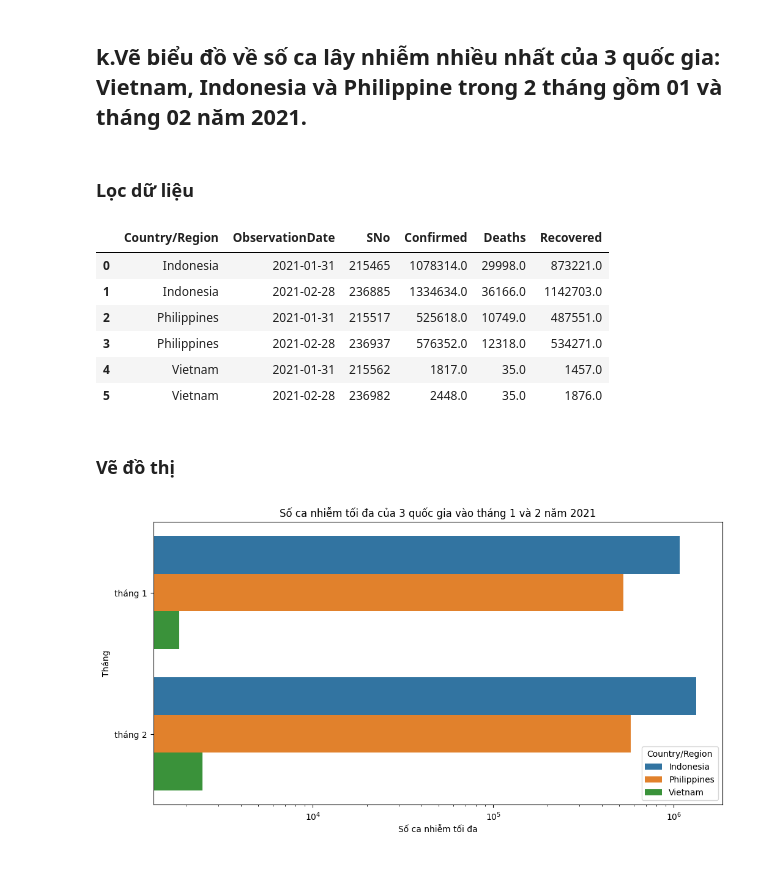
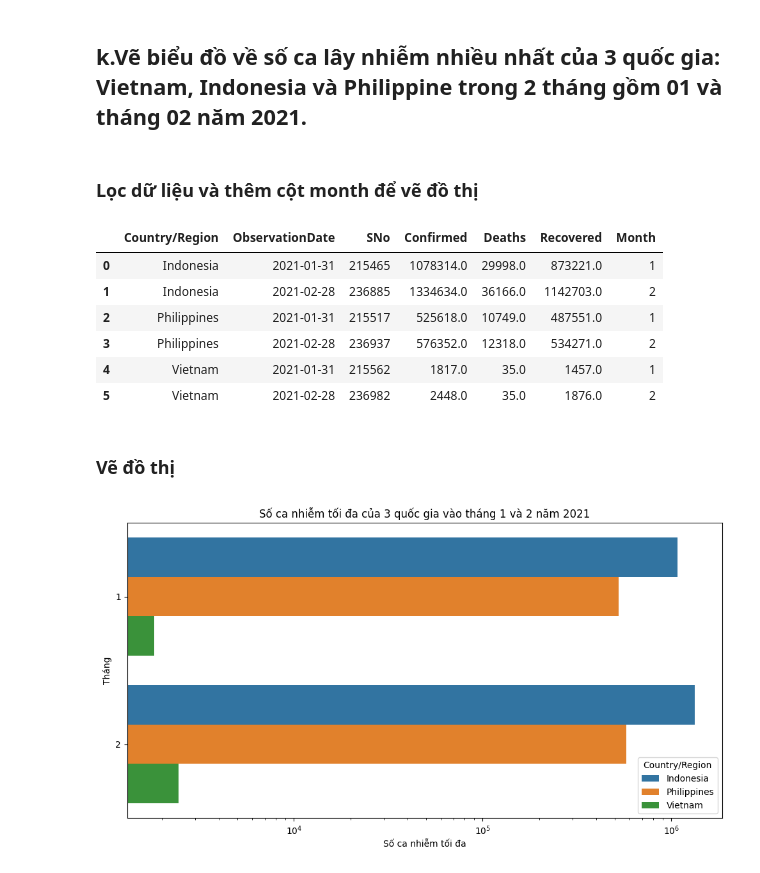
Before and after one commit to PDuy2k4/DS108, a Jupyter notebook: THỰC HÀNH/LAB01/22520337_PhamDinhAnhDuy_BT1.ipynb, the cells around one changed output. Drawn from its saved outputs; the diff is of its cells as text; code cells hidden in the pictures.

```diff
--- a/THỰC HÀNH/LAB01/22520337_PhamDinhAnhDuy_BT1.ipynb
+++ b/THỰC HÀNH/LAB01/22520337_PhamDinhAnhDuy_BT1.ipynb
@@ -333,29 +333,29 @@ plt.show()
 # %% [markdown]
 ## k.Vẽ biểu đồ về số ca lây nhiễm nhiều nhất của 3 quốc gia: Vietnam, Indonesia và Philippine trong 2 tháng gồm 01 và tháng 02 năm 2021.
 # %% [markdown]
-### Lọc dữ liệu
+### Lọc dữ liệu và thêm cột month để vẽ đồ thị
 # %%
 import seaborn as sns
 filtered_data=coronaData[(coronaData.ObservationDate.dt.month.isin([1,2]))&(coronaData.ObservationDate.dt.year==2021)&(coronaData["Country/Region"].isin(["Vietnam","Indonesia","Philippines"]))].groupby(["Country/Region",pd.Grouper(key='ObservationDate', freq='M')],as_index=False).max("Confirmed")
+filtered_data['Month']=filtered_data.ObservationDate.dt.month.astype(str)
 filtered_data
 # %% [output]
-|  | Country/Region | ObservationDate | SNo | Confirmed | Deaths | Recovered |
-| 0 | Indonesia | 2021-01-31 | 215465 | 1078314.0 | 29998.0 | 873221.0 |
-| 1 | Indonesia | 2021-02-28 | 236885 | 1334634.0 | 36166.0 | 1142703.0 |
-| 2 | Philippines | 2021-01-31 | 215517 | 525618.0 | 10749.0 | 487551.0 |
-| 3 | Philippines | 2021-02-28 | 236937 | 576352.0 | 12318.0 | 534271.0 |
-| 4 | Vietnam | 2021-01-31 | 215562 | 1817.0 | 35.0 | 1457.0 |
-| 5 | Vietnam | 2021-02-28 | 236982 | 2448.0 | 35.0 | 1876.0 |
+|  | Country/Region | ObservationDate | SNo | Confirmed | Deaths | Recovered | Month |
+| 0 | Indonesia | 2021-01-31 | 215465 | 1078314.0 | 29998.0 | 873221.0 | 1 |
+| 1 | Indonesia | 2021-02-28 | 236885 | 1334634.0 | 36166.0 | 1142703.0 | 2 |
+| 2 | Philippines | 2021-01-31 | 215517 | 525618.0 | 10749.0 | 487551.0 | 1 |
+| 3 | Philippines | 2021-02-28 | 236937 | 576352.0 | 12318.0 | 534271.0 | 2 |
+| 4 | Vietnam | 2021-01-31 | 215562 | 1817.0 | 35.0 | 1457.0 | 1 |
+| 5 | Vietnam | 2021-02-28 | 236982 | 2448.0 | 35.0 | 1876.0 | 2 |
 # %% [markdown]
 ### Vẽ đồ thị
 # %%
 plt.figure(figsize=(12,6))
-sns.barplot(data=filtered_data,x="Confirmed",y="ObservationDate",hue="Country/Region")
+sns.barplot(data=filtered_data,x="Confirmed",y="Month",hue="Country/Region")
 plt.title("Số ca nhiễm tối đa của 3 quốc gia vào tháng 1 và 2 năm 2021")
-plt.yticks(ticks=[0, 1], labels=["tháng 1", "tháng 2"])
 plt.xlabel("Số ca nhiễm tối đa")
 plt.ylabel("Tháng")
 plt.xscale('log')
 plt.show()
 # %% [output]
-[figure, old version]
+[figure, new version]
```
